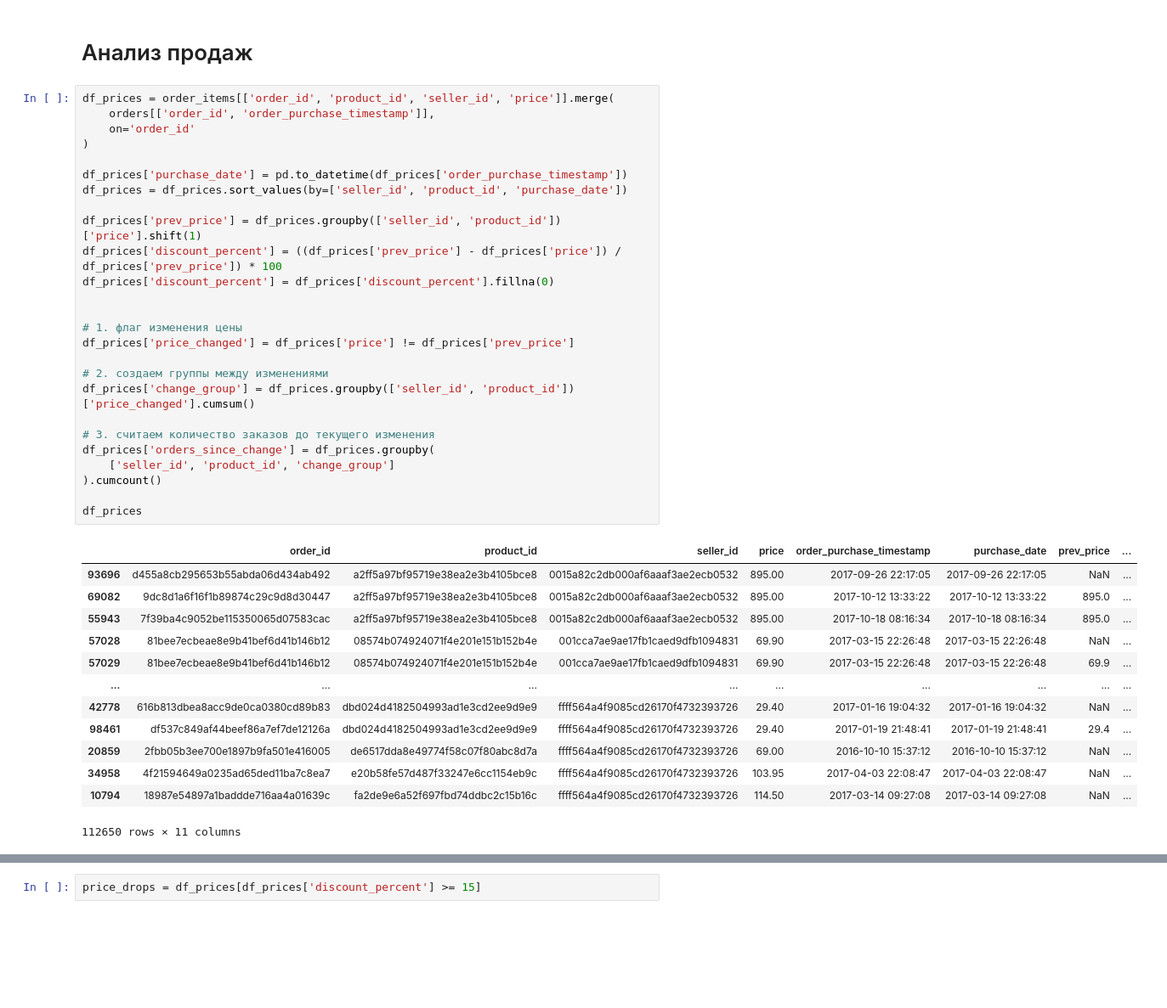
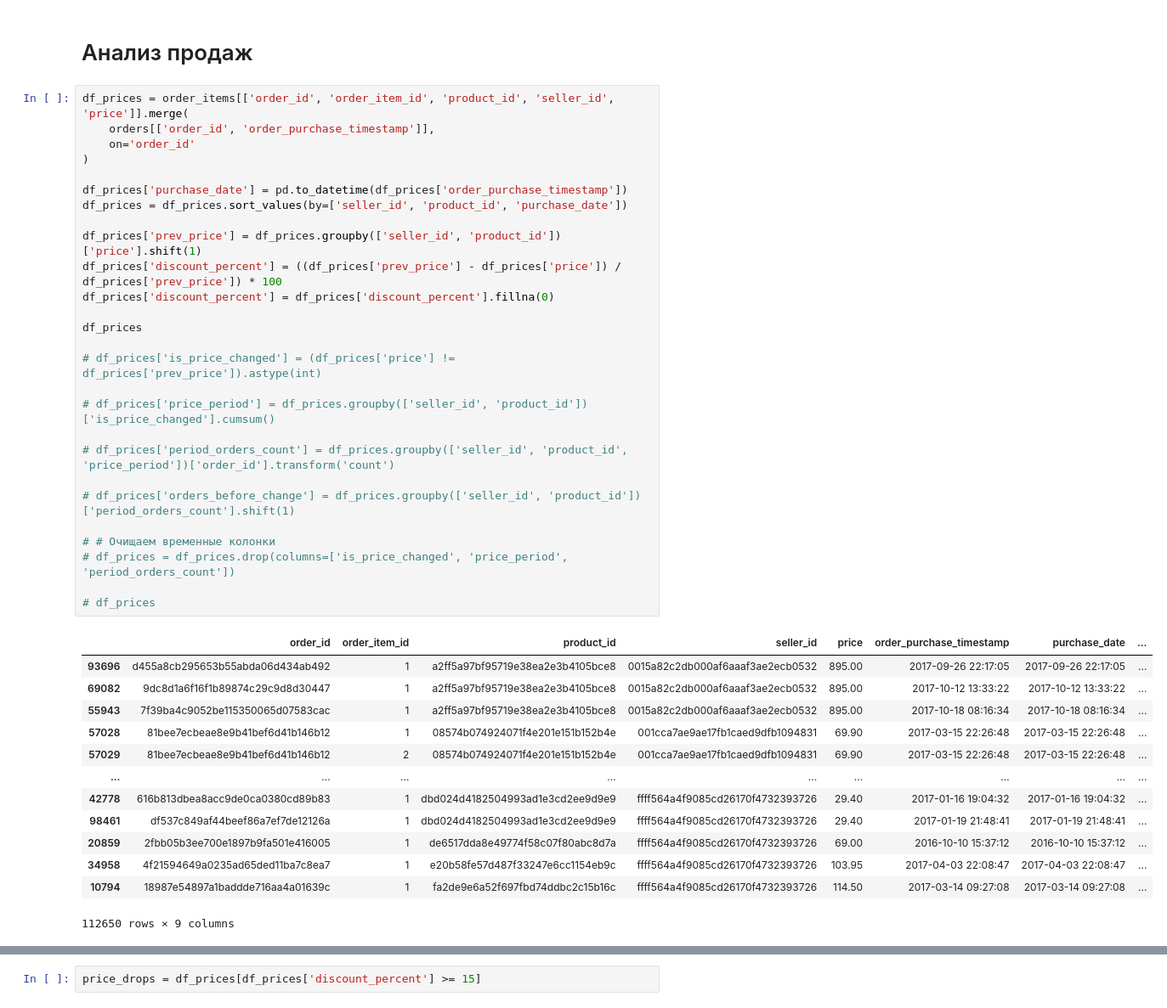
Before and after one commit to aliakseizvertouski/olist, a Jupyter notebook: olist_draft.ipynb, the cells around one changed output, grey strips where cells are left out. Shown at 85% size. Cells and saved outputs as stored; diff of their text form; blank space fills up the shorter version.

```diff
--- a/olist_draft.ipynb
+++ b/olist_draft.ipynb
@@ -422,42 +429,43 @@ print(f"- Оставили оценку без текста: {empty_comments} ш
 # %% [markdown]
 # Анализ продаж
 # %%
-df_prices = order_items[['order_id', 'product_id', 'seller_id', 'price']].merge(
+df_prices = order_items[['order_id', 'order_item_id', 'product_id', 'seller_id', 'price']].merge(
     orders[['order_id', 'order_purchase_timestamp']],
     on='order_id'
 )
 
 df_prices['purchase_date'] = pd.to_datetime(df_prices['order_purchase_timestamp'])
 df_prices = df_prices.sort_values(by=['seller_id', 'product_id', 'purchase_date'])
 
 df_prices['prev_price'] = df_prices.groupby(['seller_id', 'product_id'])['price'].shift(1)
 df_prices['discount_percent'] = ((df_prices['prev_price'] - df_prices['price']) / df_prices['prev_price']) * 100
 df_prices['discount_percent'] = df_prices['discount_percent'].fillna(0)
 
+df_prices
 
-# 1. флаг изменения цены
-df_prices['price_changed'] = df_prices['price'] != df_prices['prev_price']
+# df_prices['is_price_changed'] = (df_prices['price'] != df_prices['prev_price']).astype(int)
 
-# 2. создаем группы между изменениями
-df_prices['change_group'] = df_prices.groupby(['seller_id', 'product_id'])['price_changed'].cumsum()
+# df_prices['price_period'] = df_prices.groupby(['seller_id', 'product_id'])['is_price_changed'].cumsum()
 
-# 3. считаем количество заказов до текущего изменения
-df_prices['orders_since_change'] = df_prices.groupby(
-    ['seller_id', 'product_id', 'change_group']
-).cumcount()
+# df_prices['period_orders_count'] = df_prices.groupby(['seller_id', 'product_id', 'price_period'])['order_id'].transform('count')
 
-df_prices
+# df_prices['orders_before_change'] = df_prices.groupby(['seller_id', 'product_id'])['period_orders_count'].shift(1)
+
+# # Очищаем временные колонки
+# df_prices = df_prices.drop(columns=['is_price_changed', 'price_period', 'period_orders_count'])
+
+# df_prices
 # %% [output]
-|  | order_id | product_id | seller_id | price | order_purchase_timestamp | purchase_date | prev_price | ... |
-| 93696 | d455a8cb295653b55abda06d434ab492 | a2ff5a97bf95719e38ea2e3b4105bce8 | 0015a82c2db000af6aaaf3ae2ecb0532 | 895.00 | 2017-09-26 22:17:05 | 2017-09-26 22:17:05 | NaN | ... |
-| 69082 | 9dc8d1a6f16f1b89874c29c9d8d30447 | a2ff5a97bf95719e38ea2e3b4105bce8 | 0015a82c2db000af6aaaf3ae2ecb0532 | 895.00 | 2017-10-12 13:33:22 | 2017-10-12 13:33:22 | 895.0 | ... |
-| 55943 | 7f39ba4c9052be115350065d07583cac | a2ff5a97bf95719e38ea2e3b4105bce8 | 0015a82c2db000af6aaaf3ae2ecb0532 | 895.00 | 2017-10-18 08:16:34 | 2017-10-18 08:16:34 | 895.0 | ... |
-| 57028 | 81bee7ecbeae8e9b41bef6d41b146b12 | 08574b074924071f4e201e151b152b4e | 001cca7ae9ae17fb1caed9dfb1094831 | 69.90 | 2017-03-15 22:26:48 | 2017-03-15 22:26:48 | NaN | ... |
-| 57029 | 81bee7ecbeae8e9b41bef6d41b146b12 | 08574b074924071f4e201e151b152b4e | 001cca7ae9ae17fb1caed9dfb1094831 | 69.90 | 2017-03-15 22:26:48 | 2017-03-15 22:26:48 | 69.9 | ... |
+|  | order_id | order_item_id | product_id | seller_id | price | order_purchase_timestamp | purchase_date | ... |
+| 93696 | d455a8cb295653b55abda06d434ab492 | 1 | a2ff5a97bf95719e38ea2e3b4105bce8 | 0015a82c2db000af6aaaf3ae2ecb0532 | 895.00 | 2017-09-26 22:17:05 | 2017-09-26 22:17:05 | ... |
+| 69082 | 9dc8d1a6f16f1b89874c29c9d8d30447 | 1 | a2ff5a97bf95719e38ea2e3b4105bce8 | 0015a82c2db000af6aaaf3ae2ecb0532 | 895.00 | 2017-10-12 13:33:22 | 2017-10-12 13:33:22 | ... |
+| 55943 | 7f39ba4c9052be115350065d07583cac | 1 | a2ff5a97bf95719e38ea2e3b4105bce8 | 0015a82c2db000af6aaaf3ae2ecb0532 | 895.00 | 2017-10-18 08:16:34 | 2017-10-18 08:16:34 | ... |
+| 57028 | 81bee7ecbeae8e9b41bef6d41b146b12 | 1 | 08574b074924071f4e201e151b152b4e | 001cca7ae9ae17fb1caed9dfb1094831 | 69.90 | 2017-03-15 22:26:48 | 2017-03-15 22:26:48 | ... |
+| 57029 | 81bee7ecbeae8e9b41bef6d41b146b12 | 2 | 08574b074924071f4e201e151b152b4e | 001cca7ae9ae17fb1caed9dfb1094831 | 69.90 | 2017-03-15 22:26:48 | 2017-03-15 22:26:48 | ... |
 | ... | ... | ... | ... | ... | ... | ... | ... | ... |
-| 42778 | 616b813dbea8acc9de0ca0380cd89b83 | dbd024d4182504993ad1e3cd2ee9d9e9 | ffff564a4f9085cd26170f4732393726 | 29.40 | 2017-01-16 19:04:32 | 2017-01-16 19:04:32 | NaN | ... |
-| 98461 | df537c849af44beef86a7ef7de12126a | dbd024d4182504993ad1e3cd2ee9d9e9 | ffff564a4f9085cd26170f4732393726 | 29.40 | 2017-01-19 21:48:41 | 2017-01-19 21:48:41 | 29.4 | ... |
-| 20859 | 2fbb05b3ee700e1897b9fa501e416005 | de6517dda8e49774f58c07f80abc8d7a | ffff564a4f9085cd26170f4732393726 | 69.00 | 2016-10-10 15:37:12 | 2016-10-10 15:37:12 | NaN | ... |
-| 34958 | 4f21594649a0235ad65ded11ba7c8ea7 | e20b58fe57d487f33247e6cc1154eb9c | ffff564a4f9085cd26170f4732393726 | 103.95 | 2017-04-03 22:08:47 | 2017-04-03 22:08:47 | NaN | ... |
-| 10794 | 18987e54897a1baddde716aa4a01639c | fa2de9e6a52f697fbd74ddbc2c15b16c | ffff564a4f9085cd26170f4732393726 | 114.50 | 2017-03-14 09:27:08 | 2017-03-14 09:27:08 | NaN | ... |
+| 42778 | 616b813dbea8acc9de0ca0380cd89b83 | 1 | dbd024d4182504993ad1e3cd2ee9d9e9 | ffff564a4f9085cd26170f4732393726 | 29.40 | 2017-01-16 19:04:32 | 2017-01-16 19:04:32 | ... |
+| 98461 | df537c849af44beef86a7ef7de12126a | 1 | dbd024d4182504993ad1e3cd2ee9d9e9 | ffff564a4f9085cd26170f4732393726 | 29.40 | 2017-01-19 21:48:41 | 2017-01-19 21:48:41 | ... |
+| 20859 | 2fbb05b3ee700e1897b9fa501e416005 | 1 | de6517dda8e49774f58c07f80abc8d7a | ffff564a4f9085cd26170f4732393726 | 69.00 | 2016-10-10 15:37:12 | 2016-10-10 15:37:12 | ... |
+| 34958 | 4f21594649a0235ad65ded11ba7c8ea7 | 1 | e20b58fe57d487f33247e6cc1154eb9c | ffff564a4f9085cd26170f4732393726 | 103.95 | 2017-04-03 22:08:47 | 2017-04-03 22:08:47 | ... |
+| 10794 | 18987e54897a1baddde716aa4a01639c | 1 | fa2de9e6a52f697fbd74ddbc2c15b16c | ffff564a4f9085cd26170f4732393726 | 114.50 | 2017-03-14 09:27:08 | 2017-03-14 09:27:08 | ... |
-112650 rows × 11 columns
+112650 rows × 9 columns
```
Also changed, not shown: parts of 6 cells of this notebook.
